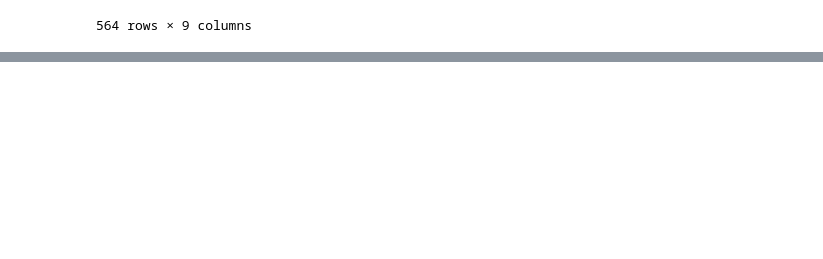
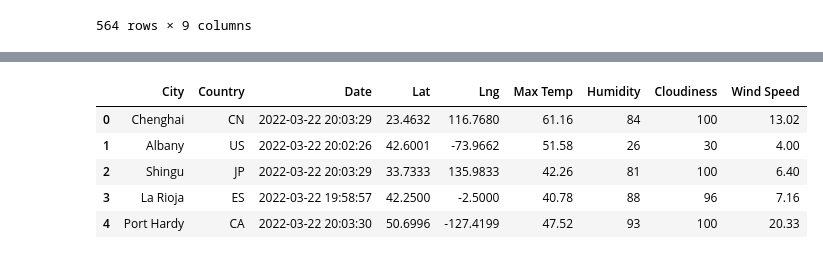
Before and after one commit to TraceyFitz/World_Weather_Analysis, a Jupyter notebook: WeatherPy-Copy1.ipynb, the cells around one changed output, grey strips where cells are left out. Saved outputs shown, nothing was run; the diff lists cells and outputs as text; code cells hidden in the pictures; blank space fills up the shorter version.

```diff
--- a/WeatherPy-Copy1.ipynb
+++ b/WeatherPy-Copy1.ipynb
@@ -289,0 +353,13 @@ FileNotFoundError: [Errno 2] No such file or directory: 'weather_data/Fig4.png'
+# %%
+#If we want to return a DataFrame with all data fitting the criteria,
+#for latitudes greater than or equal to 0, we can use the loc method on the city_data_df DataFrame.
+#Inside the brackets, we would add the conditional filter city_data_df["Lat"] >= 0 so that our statement would appear as:
+city_data_df.loc[(city_data_df["Lat"] >= 0)].head()
+#head() function to display the 1st 5 rows of df
+# %% [output]
+|  | City | Country | Date | Lat | Lng | Max Temp | Humidity | Cloudiness | Wind Speed |
+| 0 | Chenghai | CN | 2022-03-22 20:03:29 | 23.4632 | 116.7680 | 61.16 | 84 | 100 | 13.02 |
+| 1 | Albany | US | 2022-03-22 20:02:26 | 42.6001 | -73.9662 | 51.58 | 26 | 30 | 4.00 |
+| 2 | Shingu | JP | 2022-03-22 20:03:29 | 33.7333 | 135.9833 | 42.26 | 81 | 100 | 6.40 |
+| 3 | La Rioja | ES | 2022-03-22 19:58:57 | 42.2500 | -2.5000 | 40.78 | 88 | 96 | 7.16 |
+| 4 | Port Hardy | CA | 2022-03-22 20:03:30 | 50.6996 | -127.4199 | 47.52 | 93 | 100 | 20.33 |
```
Also changed, not shown: parts of 13 cells of this notebook.
